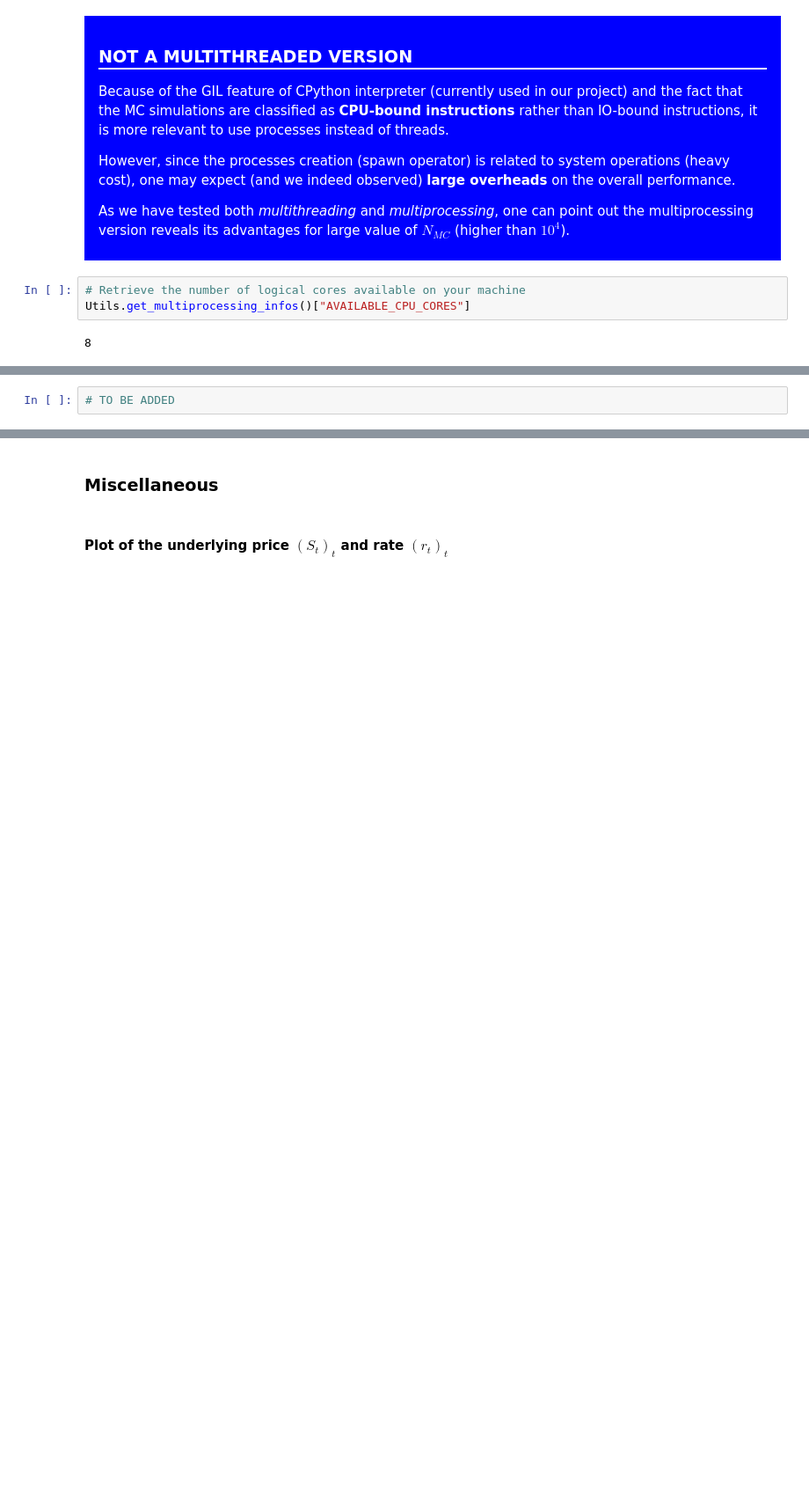
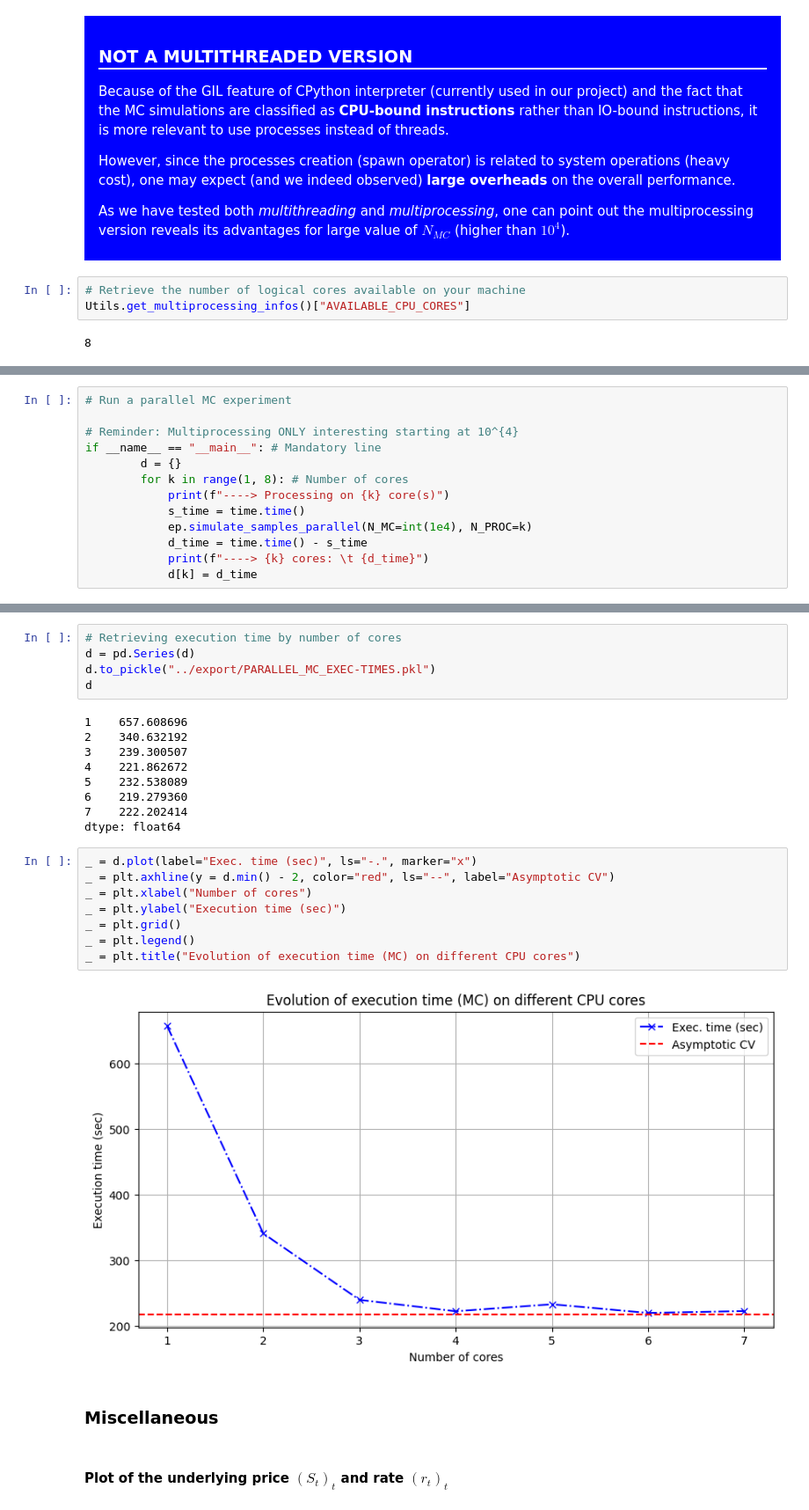
Before and after one commit to lcsrodriguez/CuttingEdge-Milliman, a Jupyter notebook: notebooks/pricers.ipynb, the cells around one changed output, grey strips where cells are left out. Shown at 88% size. Saved outputs shown, nothing was run; the diff lists cells and outputs as text; blank space fills up the shorter version.

```diff
--- a/notebooks/pricers.ipynb
+++ b/notebooks/pricers.ipynb
@@ -146,4 +146,15 @@ except RuntimeError as e:
 # %% [output]
 Already set
 # %%
-# TO BE ADDED
+# Run a parallel MC experiment
+
+# Reminder: Multiprocessing ONLY interesting starting at 10^{4}
+if __name__ == "__main__": # Mandatory line
+        d = {}
+        for k in range(1, 8): # Number of cores
+            print(f"----> Processing on {k} core(s)")
+            s_time = time.time()
+            ep.simulate_samples_parallel(N_MC=int(1e4), N_PROC=k)
+            d_time = time.time() - s_time
+            print(f"----> {k} cores: \t {d_time}")
+            d[k] = d_time
@@ -150,3 +179,27 @@ Already set
+# %%
+# Retrieving execution time by number of cores
+d = pd.Series(d)
+d.to_pickle("../export/PARALLEL_MC_EXEC-TIMES.pkl")
+d
+# %% [output]
+1    657.608696
+2    340.632192
+3    239.300507
+4    221.862672
+5    232.538089
+6    219.279360
+7    222.202414
+dtype: float64
+# %%
+_ = d.plot(label="Exec. time (sec)", ls="-.", marker="x")
+_ = plt.axhline(y = d.min() - 2, color="red", ls="--", label="Asymptotic CV")
+_ = plt.xlabel("Number of cores")
+_ = plt.ylabel("Execution time (sec)")
+_ = plt.grid()
+_ = plt.legend()
+_ = plt.title("Evolution of execution time (MC) on different CPU cores")
+# %% [output]
+[figure, added]
 # %% [markdown]
 ### Miscellaneous
 # %% [markdown]
```
Also changed, not shown: parts of 8 cells of this notebook, 4 other files.
